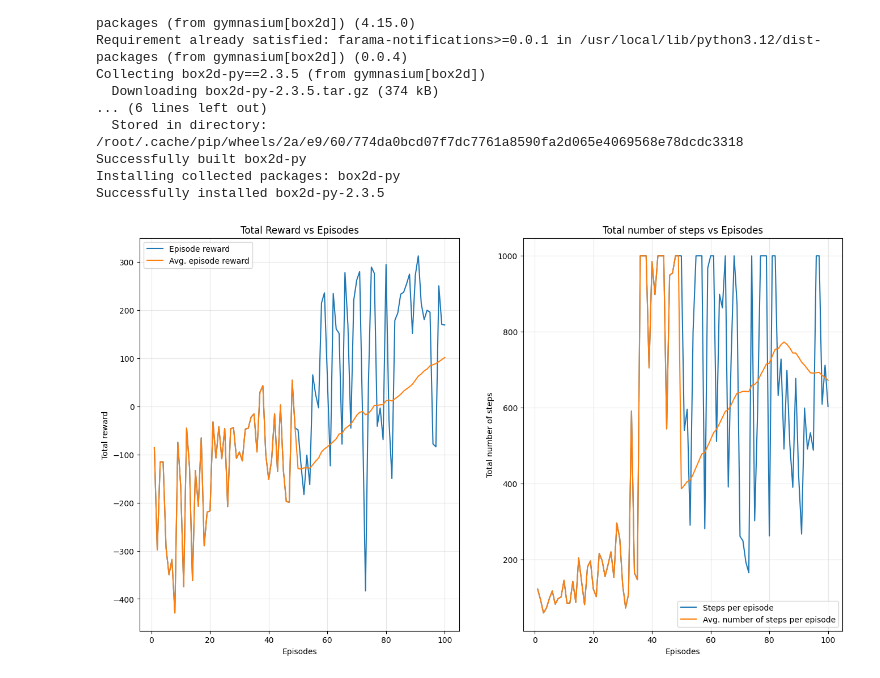
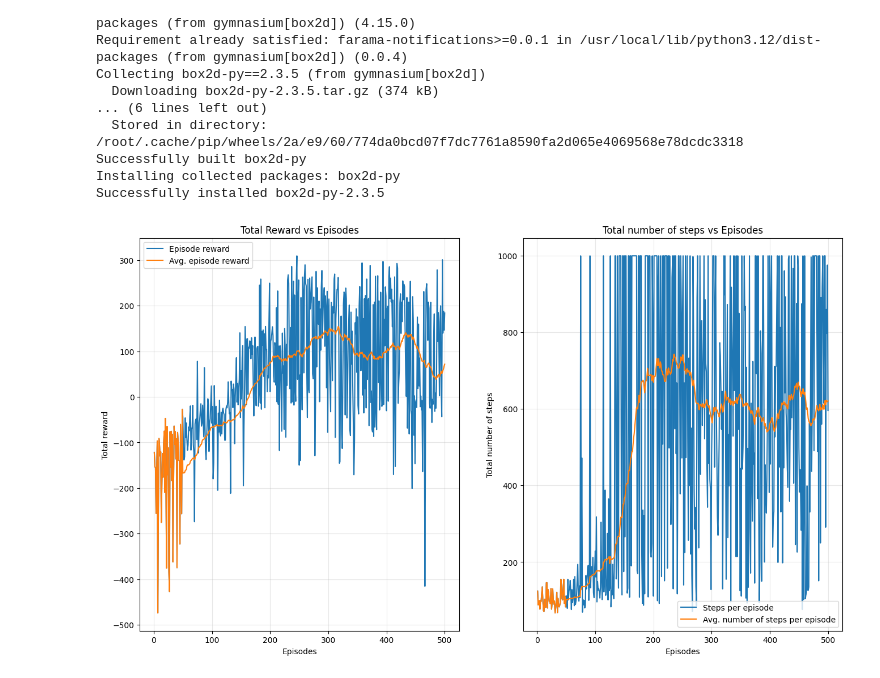
Before and after one commit to Ton3t3/Lab2-RL, a Jupyter notebook: problem 1/DQN_problem.ipynb, the cells around one changed output. Saved outputs shown, nothing was run; the diff lists cells and outputs as text; code cells hidden in the pictures.

Commit message:
Creado con Colab (EPISODES=500: BAD)

```diff
--- a/problem 1/DQN_problem.ipynb
+++ b/problem 1/DQN_problem.ipynb
@@ -151,7 +151,7 @@ NEURONS_PER_LAYER = 64    #32                          # Number of neurons per h
 MIN_REPLAY_SIZE = 1000
 
 # Parameters
-N_episodes = 100 #100                             # Number of episodes
+N_episodes = 500 #100                             # Number of episodes
 discount_factor = 0.97#0.95                       # Value of the discount factor
 n_ep_running_average = 50                    # Running average of 50 episodes
 n_actions = env.action_space.n               # Number of available actions
@@ -272,34 +272,34 @@ for i in EPISODES:
         "Episode {} - Reward/Steps: {:.1f}/{} - Avg. Reward/Steps: {:.1f}/{}".format(
         i, total_episode_reward, t,
         running_average(episode_reward_list, n_ep_running_average)[-1],
         running_average(episode_number_of_steps, n_ep_running_average)[-1]))
 
 torch.save(network, 'neural-network-1.pth')
 # Close environment
 env.close()
 
 # Plot Rewards and steps
 fig, ax = plt.subplots(nrows=1, ncols=2, figsize=(16, 9))
 ax[0].plot([i for i in range(1, N_episodes+1)], episode_reward_list, label='Episode reward')
 ax[0].plot([i for i in range(1, N_episodes+1)], running_average(
     episode_reward_list, n_ep_running_average), label='Avg. episode reward')
 ax[0].set_xlabel('Episodes')
 ax[0].set_ylabel('Total reward')
 ax[0].set_title('Total Reward vs Episodes')
 ax[0].legend()
 ax[0].grid(alpha=0.3)
 
 ax[1].plot([i for i in range(1, N_episodes+1)], episode_number_of_steps, label='Steps per episode')
 ax[1].plot([i for i in range(1, N_episodes+1)], running_average(
     episode_number_of_steps, n_ep_running_average), label='Avg. number of steps per episode')
 ax[1].set_xlabel('Episodes')
 ax[1].set_ylabel('Total number of steps')
 ax[1].set_title('Total number of steps vs Episodes')
 ax[1].legend()
 ax[1].grid(alpha=0.3)
 plt.show()
 # %% [output]
-[figure, old version]
+[figure, new version]
 # %%
 %%python DQN_check_solution.py
 # %% [output]
```
Also changed, not shown: parts of 2 cells of this notebook.
